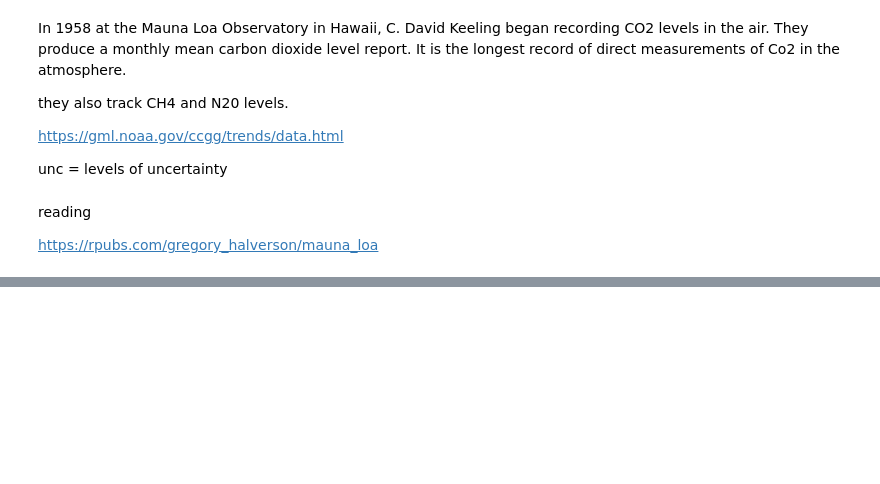
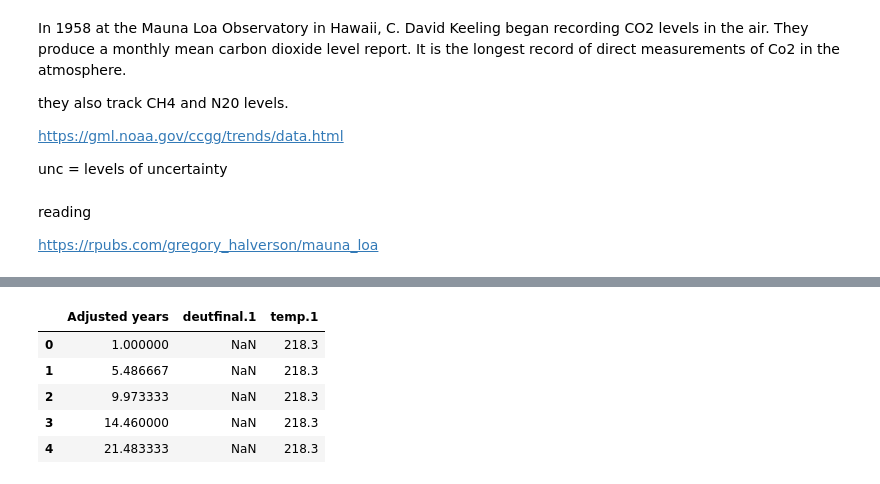
Before and after one commit to Kevin002023/PFDA--Climate-Project, a Jupyter notebook: PFDA-Project-2.ipynb, the cells around one changed output, grey strips where cells are left out. Drawn from its saved outputs; the diff is of its cells as text; code cells hidden in the pictures; blank space fills up the shorter version.

```diff
--- a/PFDA-Project-2.ipynb
+++ b/PFDA-Project-2.ipynb
@@ -28,0 +47,9 @@ https://rpubs.com/gregory_halverson/mauna_loa
+# %%
+temps.head()
+# %% [output]
+|  | Adjusted years | deutfinal.1 | temp.1 |
+| 0 | 1.000000 | NaN | 218.3 |
+| 1 | 5.486667 | NaN | 218.3 |
+| 2 | 9.973333 | NaN | 218.3 |
+| 3 | 14.460000 | NaN | 218.3 |
+| 4 | 21.483333 | NaN | 218.3 |
```
Also changed, not shown: parts of 4 cells of this notebook, 3 other files.
